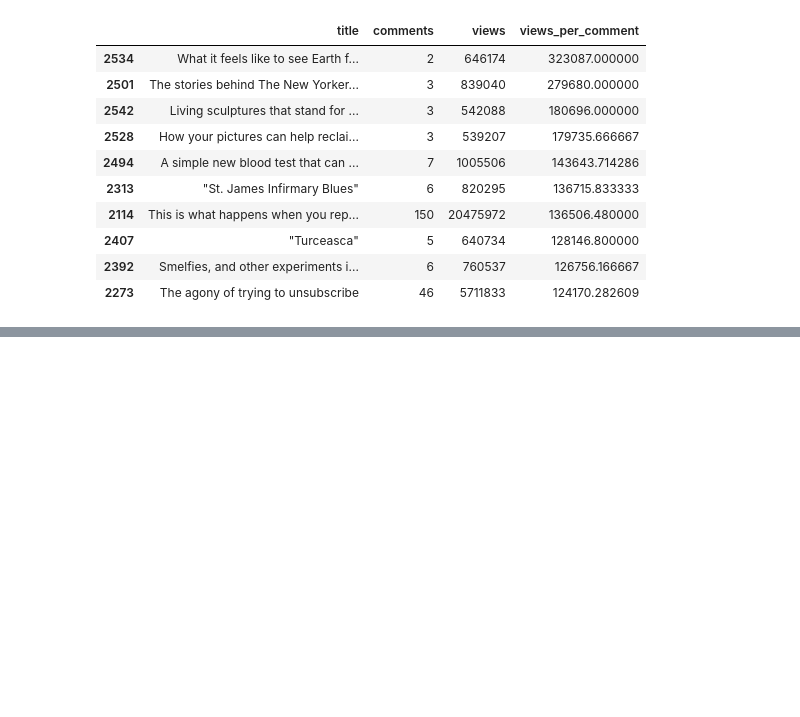
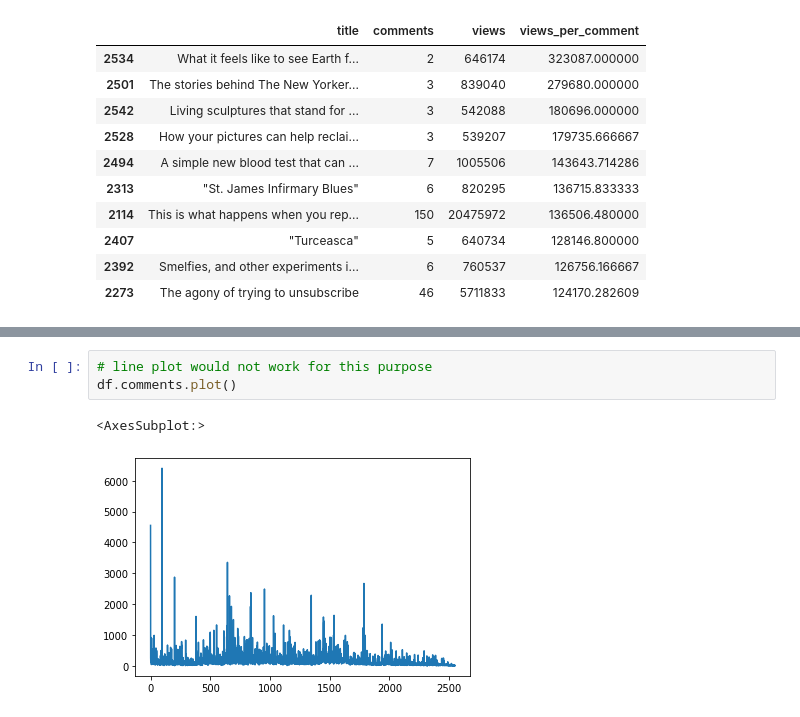
Before and after one commit to benkaan001/pandas_and_beyond, a Jupyter notebook: analyze_data/05_ted_talks.ipynb, the cells around one changed output, grey strips where cells are left out. Drawn from its saved outputs; the diff is of its cells as text; blank space fills up the shorter version.

Commit message:
add comment plots

```diff
--- a/analyze_data/05_ted_talks.ipynb
+++ b/analyze_data/05_ted_talks.ipynb
@@ -168,0 +177,6 @@ df.sort_values('views_per_comment', ascending=False)\
+# %%
+# line plot would not work for this purpose
+df.comments.plot()
+# %% [output]
+<AxesSubplot:>
+[figure, added]
```
Also changed, not shown: parts of 14 cells of this notebook.
